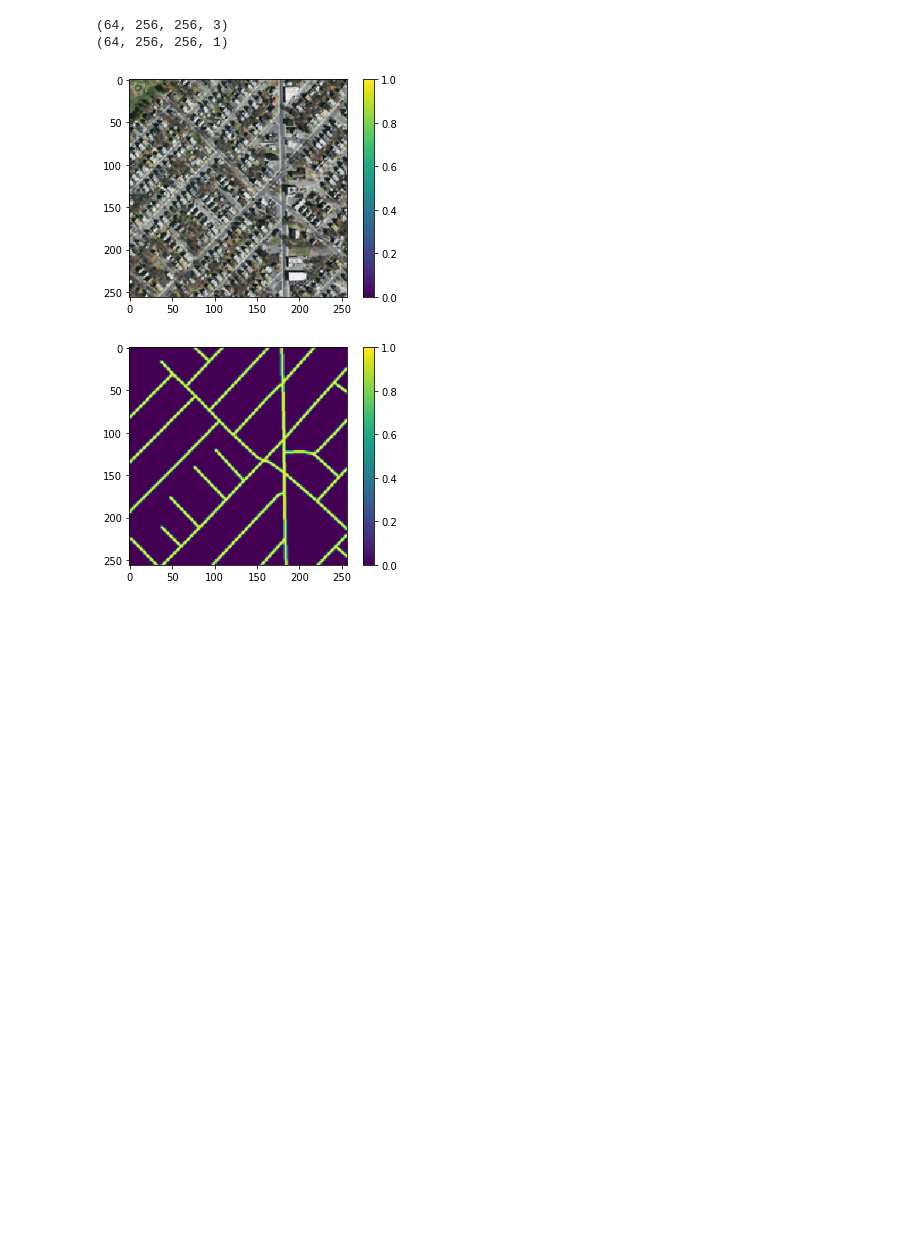
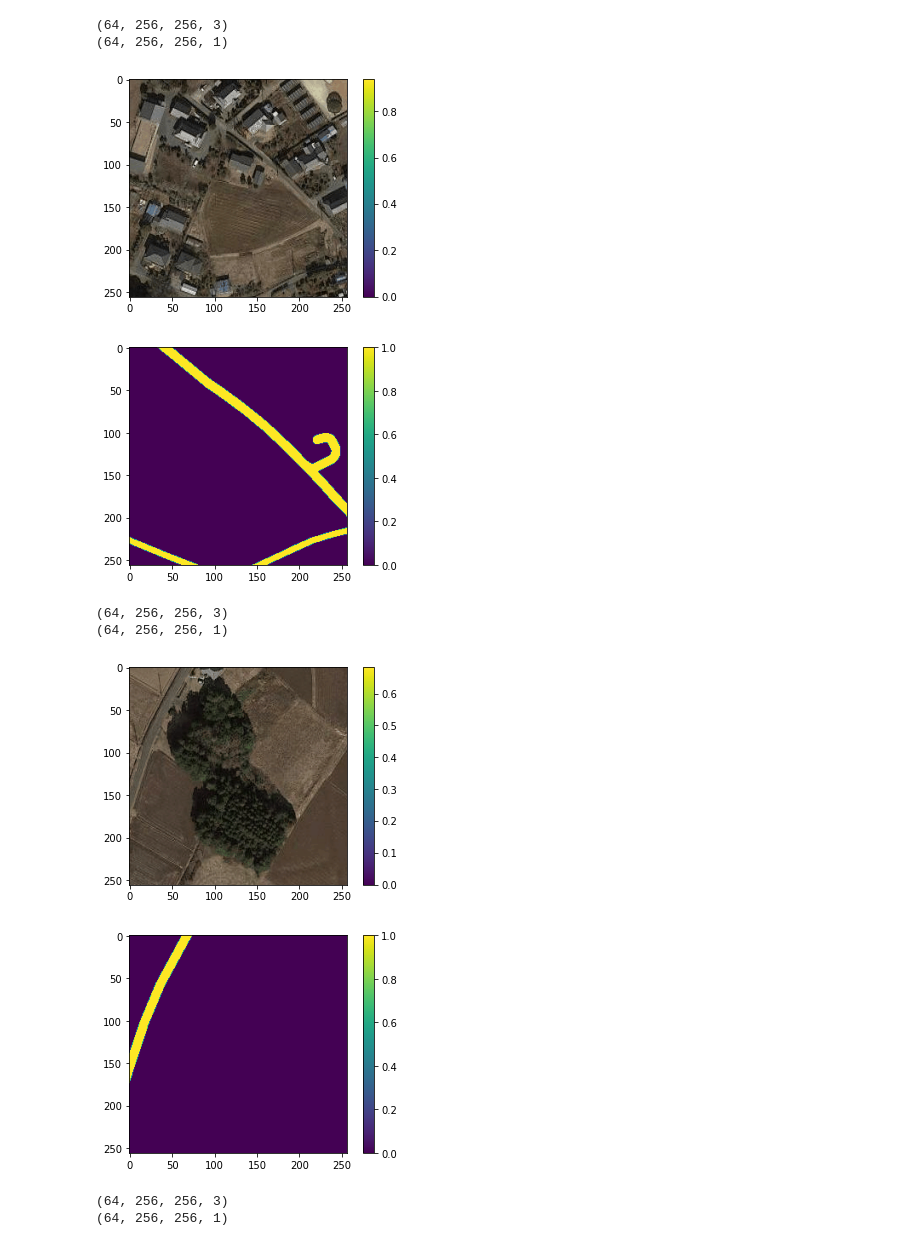
Before and after one commit to straxFromIbr/UnetModelScript, a Jupyter notebook: home/train.ipynb, the cells around one changed output. Saved outputs shown, nothing was run; the diff lists cells and outputs as text; code cells hidden in the pictures; blank space fills up the shorter version.

```diff
--- a/home/train.ipynb
+++ b/home/train.ipynb
@@ -9,35 +9,43 @@ from model import losses
 # from utils import callbacks
 from train import make_datasets, compile_model, get_callbacks
 # %%
-pathlist = config.TR_MAP_PATH.glob("*.png")
+ds_root = pathlib.Path('/dataset/train/')
+pathlist = (ds_root/'map').glob("*.png")
+
 pathlist = [path.name for path in pathlist]
 random.shuffle(pathlist)
 
 # テストのため1/4のデータでやってみる
-nb_tr = int(len(pathlist) * 0.2)
-nb_va = int(len(pathlist) * 0.1)
+nb_tr = int(len(pathlist) * 0.8)
+nb_va = int(len(pathlist) * 0.2)
 tr_pathlist = pathlist[:nb_tr]
 va_pathlist = pathlist[nb_tr:]
 
 train_ds, valid_ds = make_datasets(
-    ds_root=pathlib.Path("/mass_roads/train/"),
+    ds_root=ds_root,
     tr_path=tr_pathlist,
     va_path=va_pathlist,
     use_cutmix=False,
     # nbmix=2,
 )
 # %%
-for i,t in train_ds.take(1):
+for i,t in train_ds.take(3):
     print(i.shape)
     print(t.shape)
     plt.imshow(i[0])
     plt.colorbar()
     plt.show()
     plt.imshow(t[0])
     plt.colorbar()
     plt.show()
 # %% [output]
 (64, 256, 256, 3)
 (64, 256, 256, 1)
-[figure, old version]
+[figure, new version]
-[figure, old version]
+[figure, new version]
+(64, 256, 256, 3)
+(64, 256, 256, 1)
+[figure, added]
+[figure, added]
+(64, 256, 256, 3)
+(64, 256, 256, 1)
```
Also changed, not shown: parts of 6 cells of this notebook, 8 other files.
